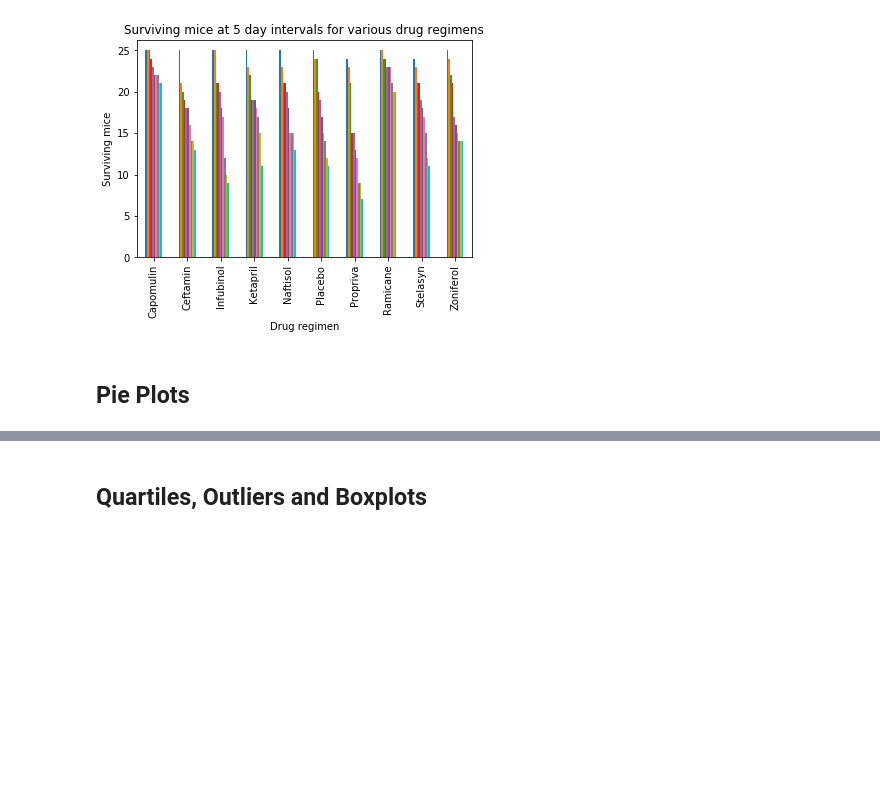
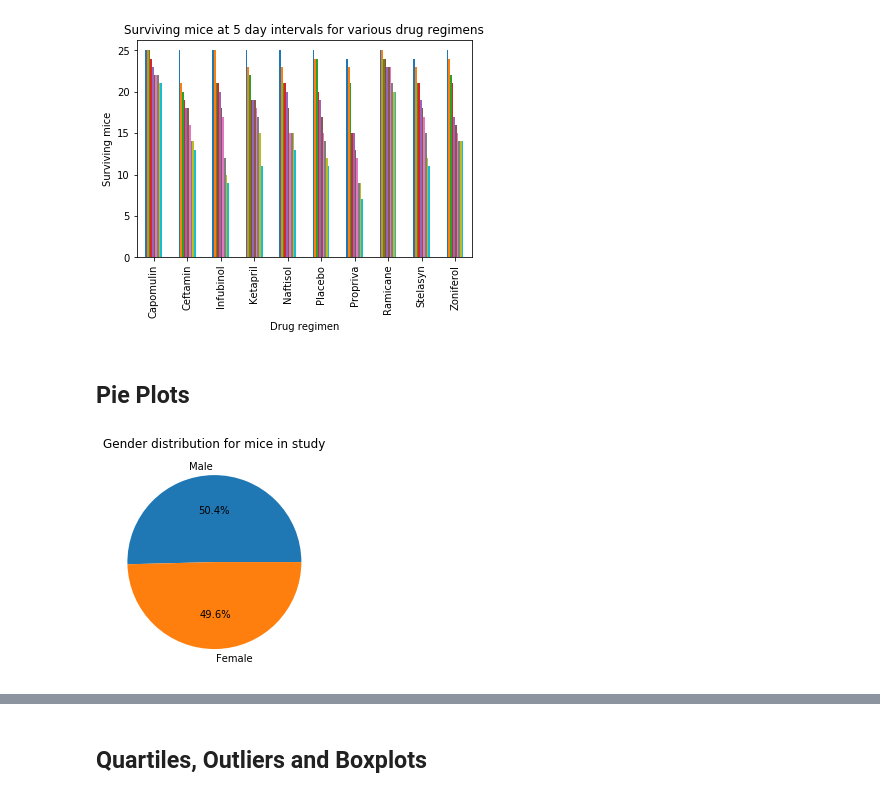
Before and after one commit to Terrence-Cummings/matplotlib-challenge, a Jupyter notebook: Pymaceuticals/pymaceuticals_TC_v1.ipynb, the cells around one changed output, grey strips where cells are left out. Drawn from its saved outputs; the diff is of its cells as text; code cells hidden in the pictures; blank space fills up the shorter version.

Commit message:
all section mostly done, needs cleanup

```diff
--- a/Pymaceuticals/pymaceuticals_TC_v1.ipynb
+++ b/Pymaceuticals/pymaceuticals_TC_v1.ipynb
@@ -172,4 +171,21 @@ plt.show()
 #### Generate a bar plot showing the number of mice per time point for each treatment throughout the course of the study using pyplot.
 # %% [markdown]
 ## Pie Plots
+# %%
+#### DONE - Generate a pie plot showing the distribution of female versus male mice using pandas
+
+#Group mice by Mouse ID
+MouseID_grouped = no_dups_mouse_study_df.groupby(['Mouse ID'])
+
+#Grab the first occurence of each grouping to get a clean table of unique mouse ID's and their sex
+MouseID_sex = pd.DataFrame(MouseID_grouped['Sex'].first())
+
+#Create table of mouse gender and count
+gender = pd.DataFrame(MouseID_sex['Sex'].value_counts())
+
+gender.plot(kind='pie', y='Sex', legend='', autopct='%1.1f%%', title='Gender distribution for mice in study')
+plt.ylabel('')
+plt.show()
+# %% [output]
+[figure, added]
 # %%
```
Also changed, not shown: parts of 17 cells of this notebook.
